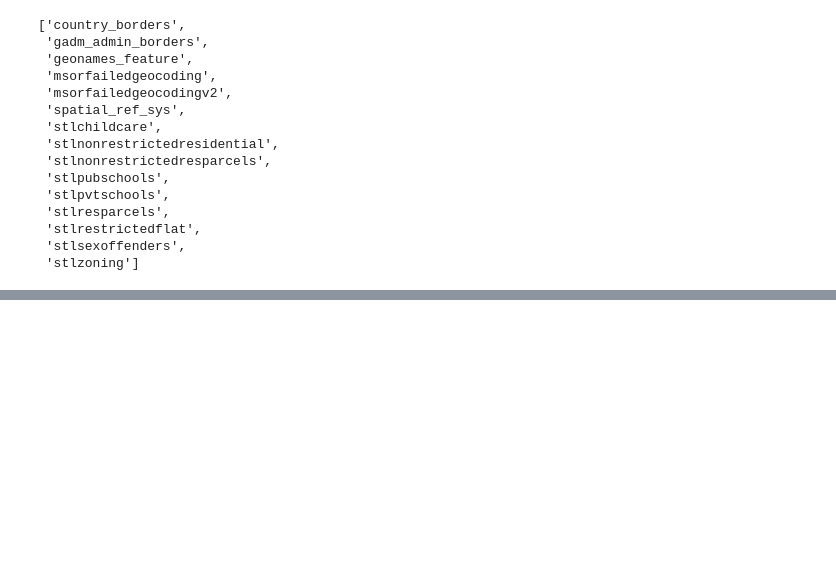
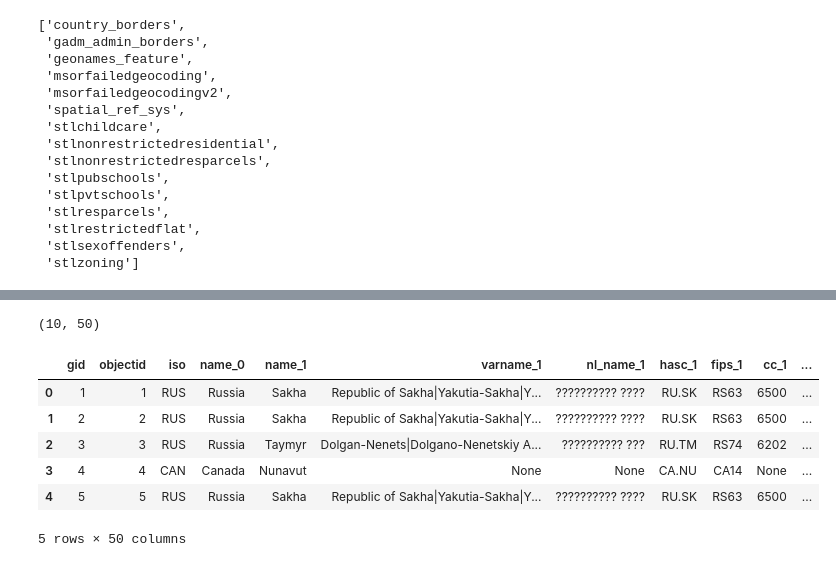
Before and after one commit to PMattox/dsa_masters, a Jupyter notebook: DSA_Capstone/Test_Folium_Mask.ipynb, the cells around one changed output, grey strips where cells are left out. Drawn from its saved outputs; the diff is of its cells as text; code cells hidden in the pictures; blank space fills up the shorter version.

```diff
--- a/DSA_Capstone/Test_Folium_Mask.ipynb
+++ b/DSA_Capstone/Test_Folium_Mask.ipynb
@@ -99,0 +105,16 @@ cursor.fetchall()
+# %%
+# BASIC SELECT TO A DATAFRAME
+# query the table and read data into a df
+sql = "select * from geospatial.gadm_admin_borders LIMIT 10;"
+msor_nogeo = pd.read_sql_query(sql, conn)
+print(msor_nogeo.shape)
+msor_nogeo.head()
+# %% [output]
+(10, 50)
+|  | gid | objectid | iso | name_0 | name_1 | varname_1 | nl_name_1 | hasc_1 | fips_1 | cc_1 | ... |
+| 0 | 1 | 1 | RUS | Russia | Sakha | Republic of Sakha|Yakutia-Sakha|Y... | ?????????? ???? | RU.SK | RS63 | 6500 | ... |
+| 1 | 2 | 2 | RUS | Russia | Sakha | Republic of Sakha|Yakutia-Sakha|Y... | ?????????? ???? | RU.SK | RS63 | 6500 | ... |
+| 2 | 3 | 3 | RUS | Russia | Taymyr | Dolgan-Nenets|Dolgano-Nenetskiy A... | ?????????? ??? | RU.TM | RS74 | 6202 | ... |
+| 3 | 4 | 4 | CAN | Canada | Nunavut | None | None | CA.NU | CA14 | None | ... |
+| 4 | 5 | 5 | RUS | Russia | Sakha | Republic of Sakha|Yakutia-Sakha|Y... | ?????????? ???? | RU.SK | RS63 | 6500 | ... |
+5 rows × 50 columns
```
Also changed, not shown: parts of 8 cells of this notebook, 2 other files.
